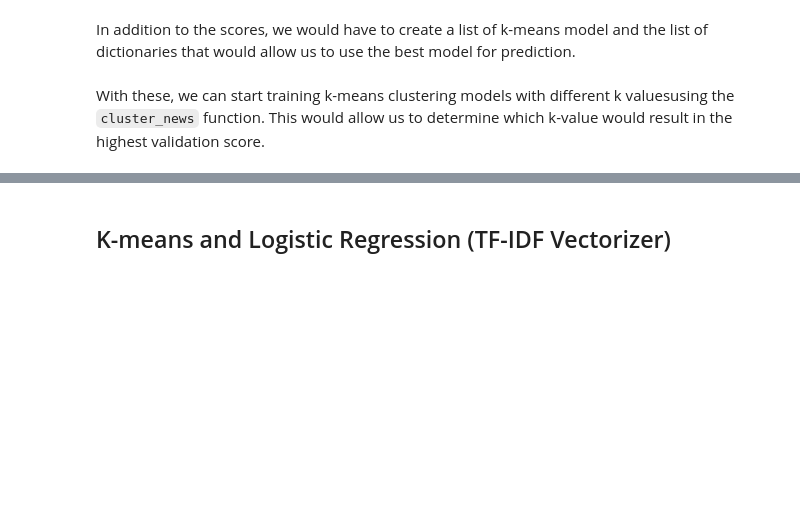
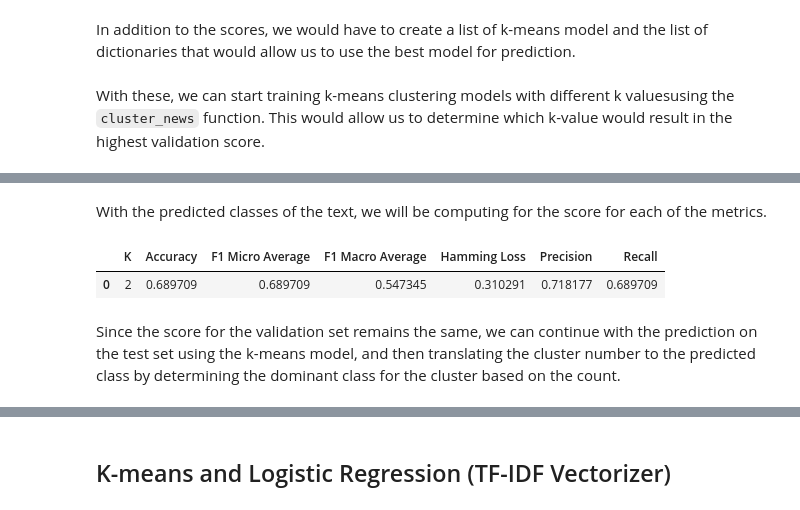
Before and after one commit to francheska-vicente/data102-fake-news, a Jupyter notebook: ModelingPT3_Undersampling5000.ipynb, the cells around one changed output, grey strips where cells are left out. Saved outputs shown, nothing was run; the diff lists cells and outputs as text; code cells hidden in the pictures; blank space fills up the shorter version.

```diff
--- a/ModelingPT3_Undersampling5000.ipynb
+++ b/ModelingPT3_Undersampling5000.ipynb
@@ -344,9 +478,16 @@ val_predictions = tfidf_models [best_model_index].predict (tfidf_val)
 val_labeled_df = val_df.copy()
 val_labeled_df ['predictions'] = val_predictions
 val_labeled_df ['predictions'] = val_labeled_df ['predictions'].replace(tfidf_labels_per_cluster [best_model_index])
+# %% [markdown]
+With the predicted classes of the text, we will be computing for the score for each of the metrics.
 # %%
 dict_scores = format_scores (best_model_index + 1, val_labeled_df ['label'], val_labeled_df ['predictions'])
-dict_scores
+pd.DataFrame (dict_scores, index = [0])
+# %% [output]
+|  | K | Accuracy | F1 Micro Average | F1 Macro Average | Hamming Loss | Precision | Recall |
+| 0 | 2 | 0.689709 | 0.689709 | 0.547345 | 0.310291 | 0.718177 | 0.689709 |
+# %% [markdown]
+Since the score for the validation set remains the same, we can continue with the prediction on the test set using the k-means model, and then translating the cluster number to the predicted class by determining the dominant class for the cluster based on the count.
 # %%
 test_predictions = tfidf_models [best_model_index].predict (tfidf_test)
 test_labeled_df = test_df.copy()
```
Also changed, not shown: parts of 39 cells of this notebook, 2 other files.
